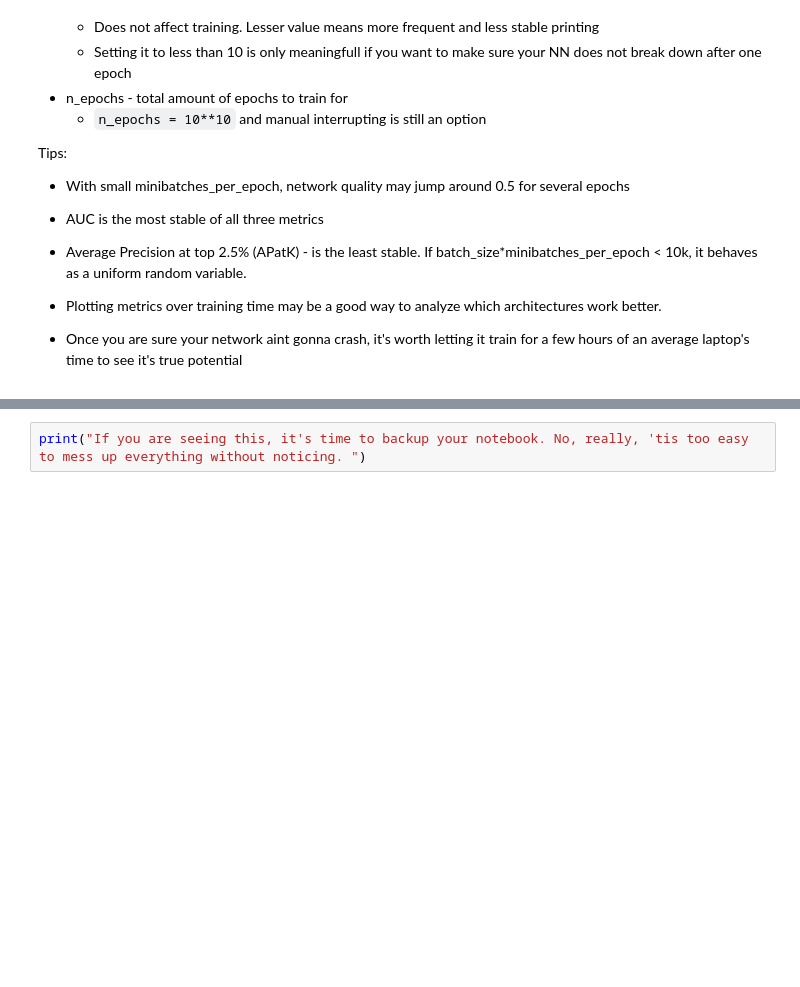
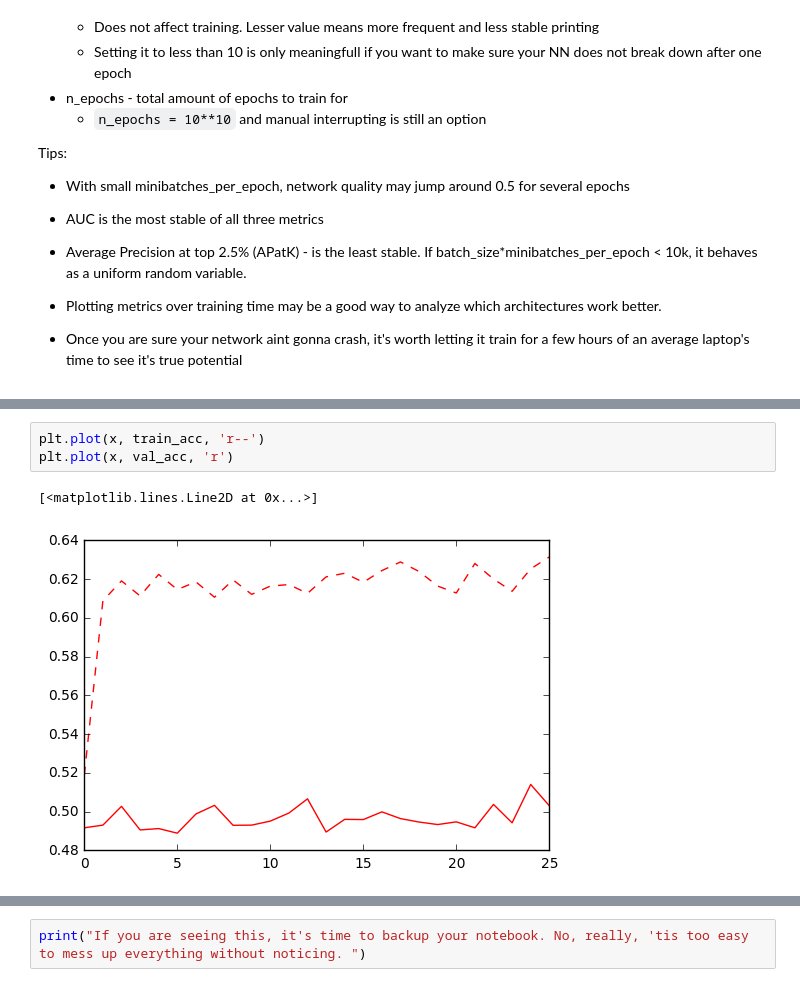
Before and after one commit to andrew-ya/MIPT_Data_Mining_In_Action_2016, a Jupyter notebook: trends/hw5/clf_rnn.ipynb, the cells around one changed output, grey strips where cells are left out. Drawn from its saved outputs; the diff is of its cells as text; blank space fills up the shorter version.

```diff
--- a/trends/hw5/clf_rnn.ipynb
+++ b/trends/hw5/clf_rnn.ipynb
@@ -544,0 +569,6 @@ KeyboardInterrupt:
+# %%
+plt.plot(x, train_acc, 'r--')
+plt.plot(x, val_acc, 'r')
+# %% [output]
+[<matplotlib.lines.Line2D at 0x...>]
+[figure, added]
```
Also changed, not shown: parts of 14 cells of this notebook.
